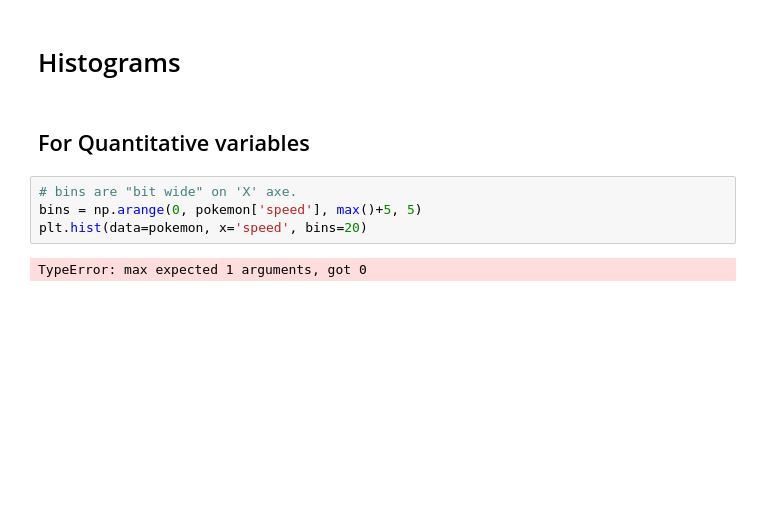
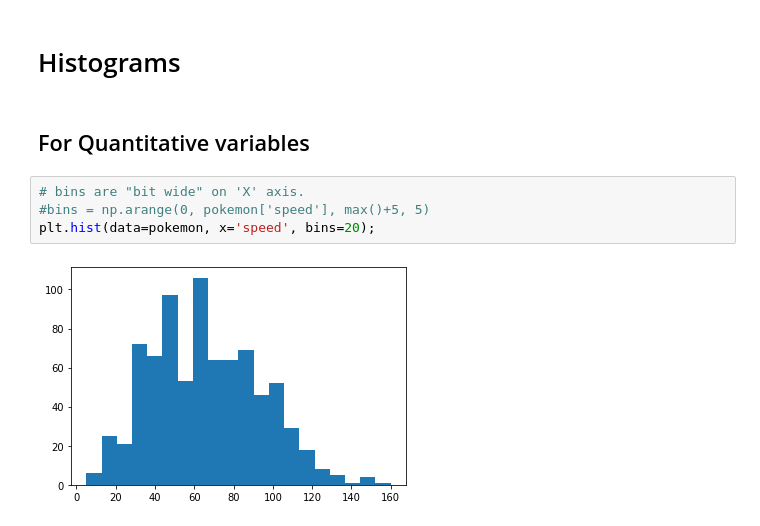
Before and after one commit to zhecho/AIPND, a Jupyter notebook: Notes/Matplotlib_Notes.ipynb, the cells around one changed output. Drawn from its saved outputs; the diff is of its cells as text; blank space fills up the shorter version.

Commit message:
- Histograms first graph 	modified:   Notes/Matplotlib_Notes.ipynb

```diff
--- a/Notes/Matplotlib_Notes.ipynb
+++ b/Notes/Matplotlib_Notes.ipynb
@@ -181,8 +181,8 @@ plt.pie(sorted_counts, labels = sorted_counts.index, startangle = 90,
 # %% [markdown]
 ## For Quantitative variables
 # %%
-# bins are "bit wide" on 'X' axe.
-bins = np.arange(0, pokemon['speed'], max()+5, 5)
-plt.hist(data=pokemon, x='speed', bins=20)
+# bins are "bit wide" on 'X' axis.
+#bins = np.arange(0, pokemon['speed'], max()+5, 5)
+plt.hist(data=pokemon, x='speed', bins=20);
 # %% [output]
-TypeError: max expected 1 arguments, got 0
+[figure, added]
```
Also changed, not shown: parts of 4 cells of this notebook.
